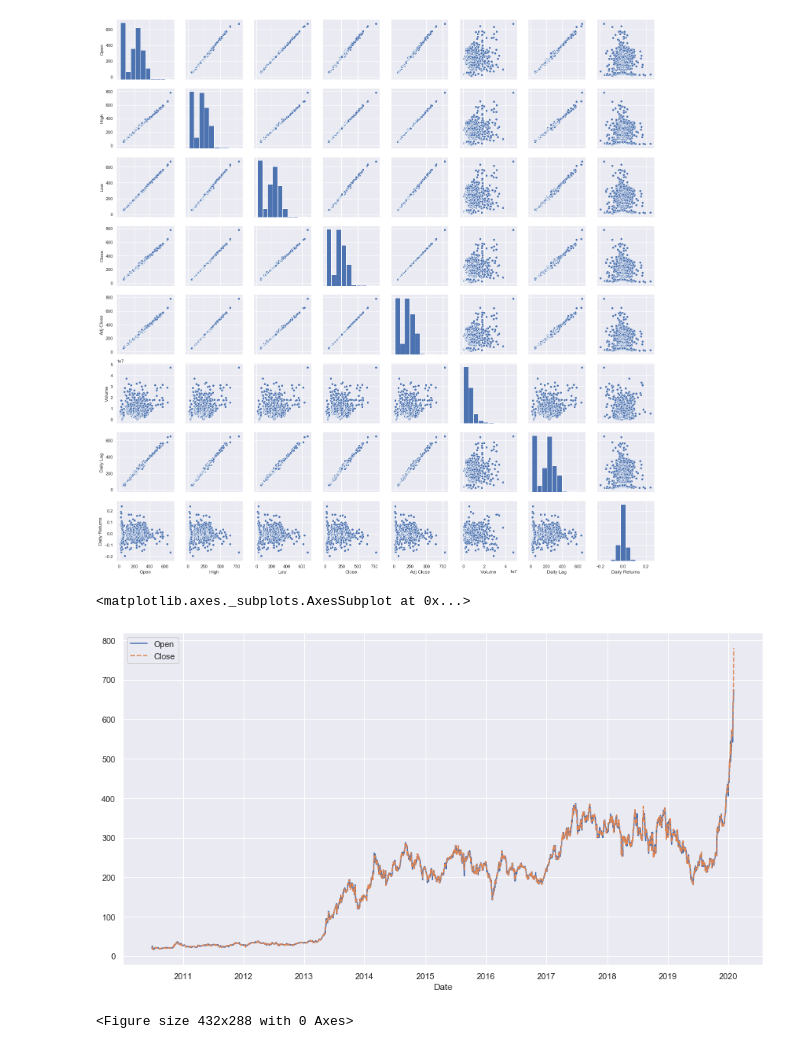
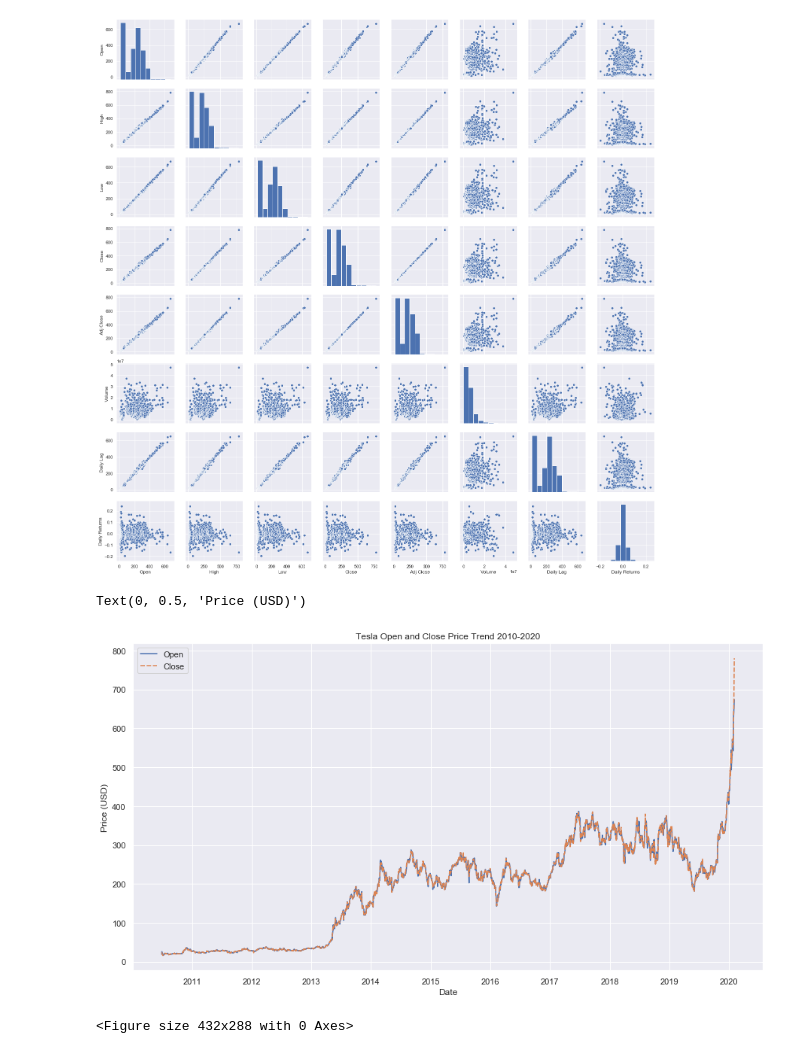
Before and after one commit to vidvatabuch/Tesla-Stock-Analysis, a Jupyter notebook: Tesla stock analysis.ipynb, the cells around one changed output. Saved outputs shown, nothing was run; the diff lists cells and outputs as text; code cells hidden in the pictures.

```diff
--- a/Tesla stock analysis.ipynb
+++ b/Tesla stock analysis.ipynb
@@ -7,7 +7,7 @@ import seaborn as sns
 sns.set()
 # %%
 #importing the Tesla Stock Dataset
-tesla_stockdata = pd.read_csv('D:\\kaggle\\TeslaStockData\\TSLA.csv')
+tesla_stockdata = pd.read_csv('..\\TSLA.csv')
 tesla_stockdata.head()
 # %% [output]
 |  | Date | Open | High | Low | Close | Adj Close | Volume |
@@ -107,10 +106,13 @@ sns.pairplot(tesla_stockdata[1:])
 <seaborn.axisgrid.PairGrid at 0x...>
 [figure]
 # %%
+# Open and Close price comparison
 stocks = pd.DataFrame({'Open':tesla_stockdata['Open'],'Close':tesla_stockdata['Close']})
 plt.figure(figsize=(15,8))
 sns.lineplot(data=stocks)
+plt.title('Tesla Open and Close Price Trend 2010-2020')
+plt.ylabel('Price (USD)')
 # %% [output]
-<matplotlib.axes._subplots.AxesSubplot at 0x...>
+Text(0, 0.5, 'Price (USD)')
-[figure, old version]
+[figure, new version]
 # %%
```
Also changed, not shown: parts of 19 cells of this notebook.
